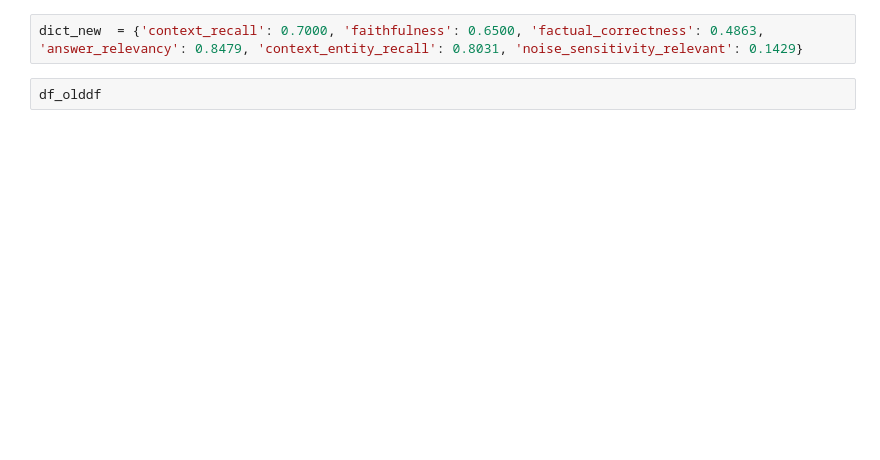
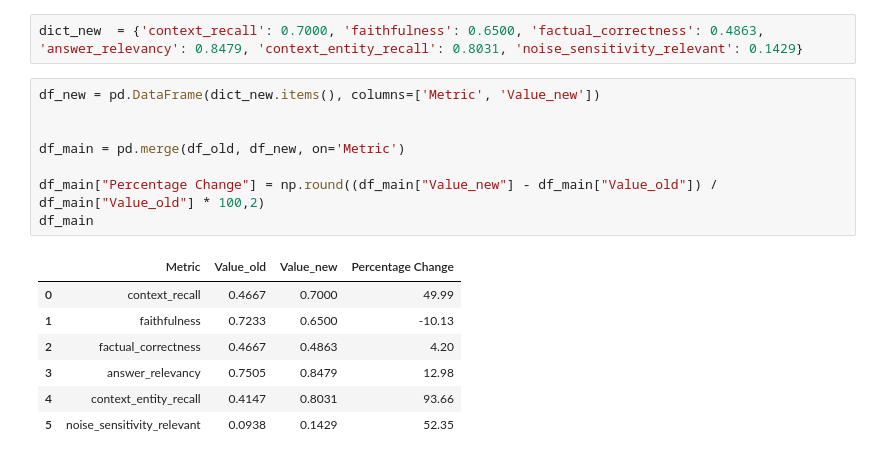
Before and after one commit to Bharath25191/AIE5_BD, a Jupyter notebook: 09_Finetuning_Embeddings/BD_Fine_tuning_Embedding_Models_for_RAG_Solution_Notebook_assignment.ipynb, the cells around one changed output. Saved outputs shown, nothing was run; the diff lists cells and outputs as text; blank space fills up the shorter version.

Commit message:
merge conflicts resolved

```diff
--- a/09_Finetuning_Embeddings/BD_Fine_tuning_Embedding_Models_for_RAG_Solution_Notebook_assignment.ipynb
+++ b/09_Finetuning_Embeddings/BD_Fine_tuning_Embedding_Models_for_RAG_Solution_Notebook_assignment.ipynb
@@ -817,5 +818,19 @@ df_old
 | 5 | noise_sensitivity_relevant | 0.0938 |
 # %%
 dict_new  = {'context_recall': 0.7000, 'faithfulness': 0.6500, 'factual_correctness': 0.4863, 'answer_relevancy': 0.8479, 'context_entity_recall': 0.8031, 'noise_sensitivity_relevant': 0.1429}
-# %%
-df_olddf
+# %%
+df_new = pd.DataFrame(dict_new.items(), columns=['Metric', 'Value_new'])
+
+
+df_main = pd.merge(df_old, df_new, on='Metric')
+
+df_main["Percentage Change"] = np.round((df_main["Value_new"] - df_main["Value_old"]) / df_main["Value_old"] * 100,2)
+df_main
+# %% [output]
+|  | Metric | Value_old | Value_new | Percentage Change |
+| 0 | context_recall | 0.4667 | 0.7000 | 49.99 |
+| 1 | faithfulness | 0.7233 | 0.6500 | -10.13 |
+| 2 | factual_correctness | 0.4667 | 0.4863 | 4.20 |
+| 3 | answer_relevancy | 0.7505 | 0.8479 | 12.98 |
+| 4 | context_entity_recall | 0.4147 | 0.8031 | 93.66 |
+| 5 | noise_sensitivity_relevant | 0.0938 | 0.1429 | 52.35 |
```
Also changed, not shown: parts of 1 cell of this notebook.
